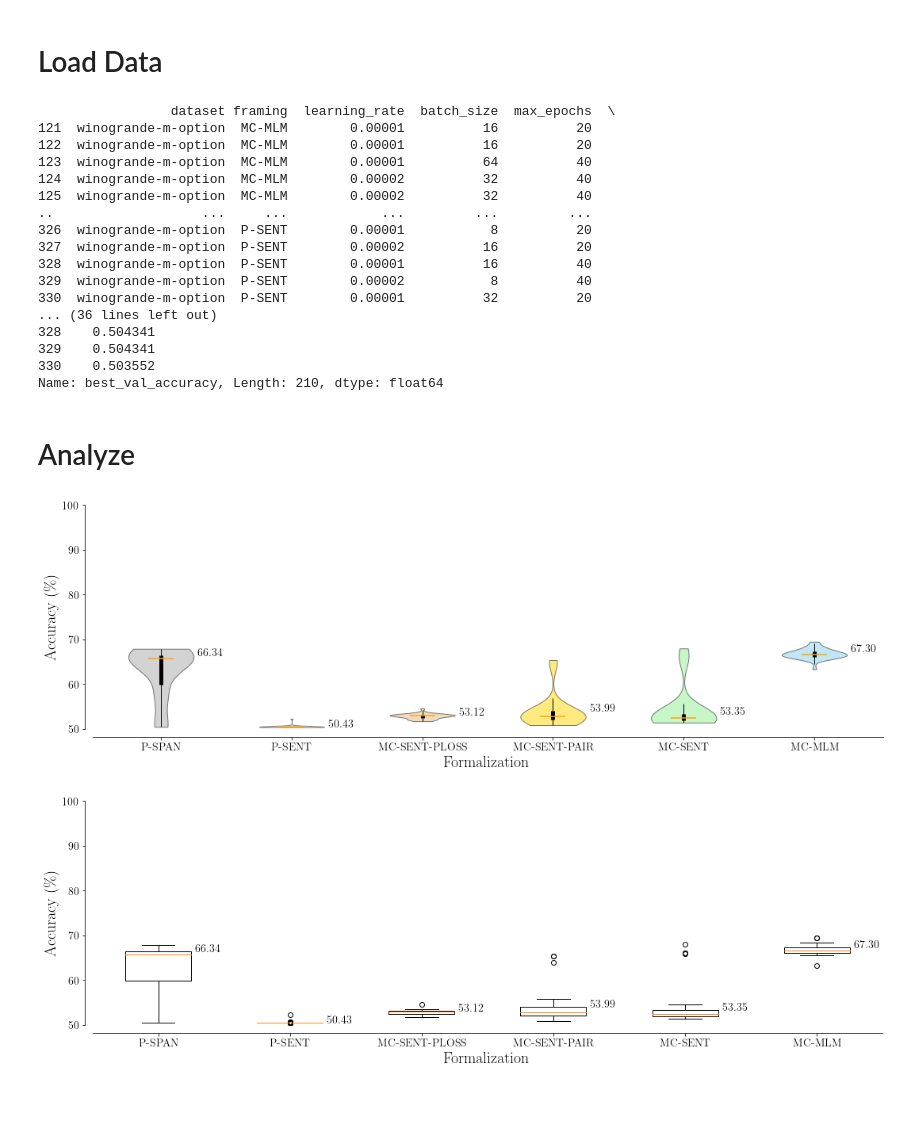
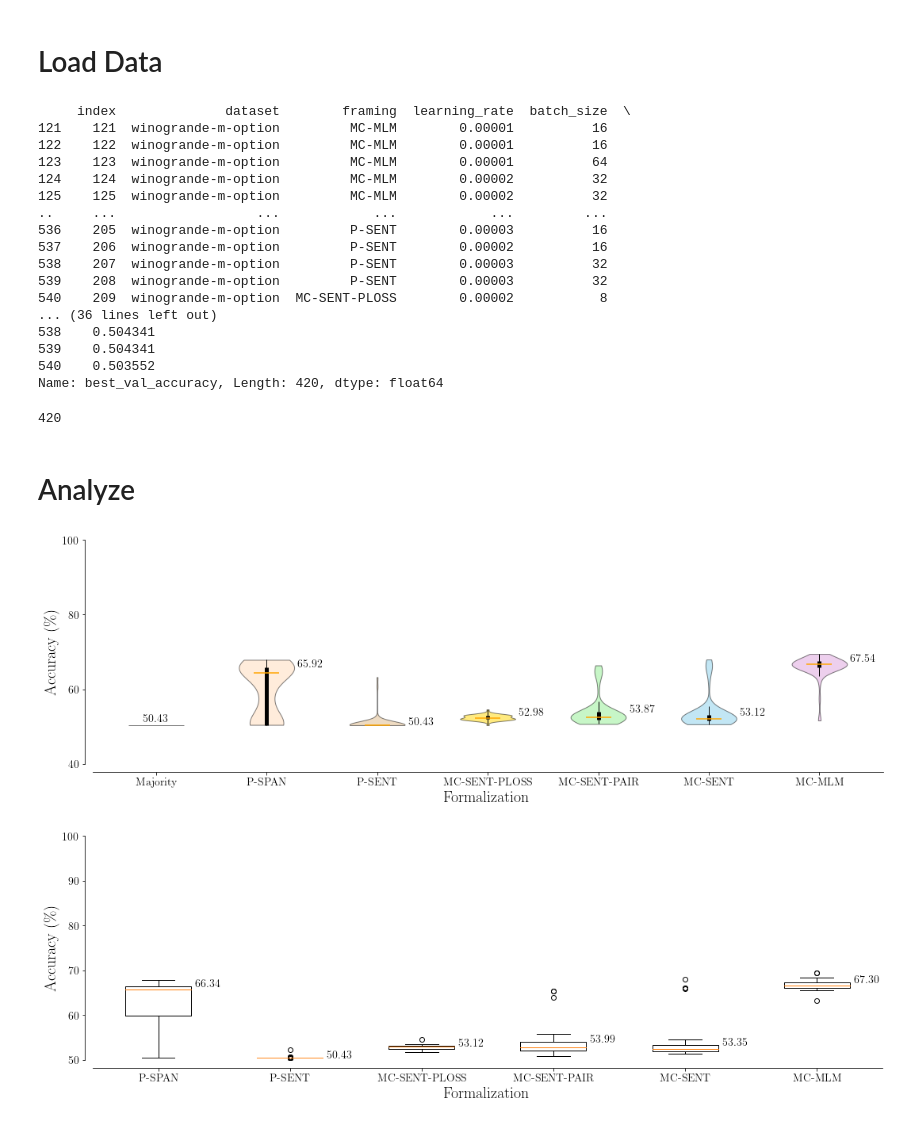
Before and after one commit to nyu-mll/wsc-formalizations, a Jupyter notebook: analysis/winogrande-option-analysis.ipynb, the cells around one changed output. Drawn from its saved outputs; the diff is of its cells as text; code cells hidden in the pictures.

Commit message:
updated plots

```diff
--- a/analysis/winogrande-option-analysis.ipynb
+++ b/analysis/winogrande-option-analysis.ipynb
@@ -16,32 +16,40 @@ rc('text', usetex=True)
 # %%
 DATASET = 'winogrande-m-option'
 wd = os.path.dirname(os.path.abspath('__file__'))
-f_name = f"{DATASET}_1.csv"
+f_name1 = f"{DATASET}_1.csv"
+f_name2 = f"{DATASET}_2.csv"
 
-results = pd.read_csv(os.path.join(wd, f_name))
+results1 = pd.read_csv(os.path.join(wd, f_name1))
+results2 = pd.read_csv(os.path.join(wd, f_name2))
 
+
+results = pd.concat([results1,results2]).reset_index()
 results = results.loc[results['dataset']==DATASET,:]
 # %%
 print(results)
 print(results['best_val_accuracy'])
 # %% [output]
-                 dataset framing  learning_rate  batch_size  max_epochs  \
-121  winogrande-m-option  MC-MLM        0.00001          16          20
-122  winogrande-m-option  MC-MLM        0.00001          16          20
-123  winogrande-m-option  MC-MLM        0.00001          64          40
-124  winogrande-m-option  MC-MLM        0.00002          32          40
-125  winogrande-m-option  MC-MLM        0.00002          32          40
-..                   ...     ...            ...         ...         ...
-326  winogrande-m-option  P-SENT        0.00001           8          20
-327  winogrande-m-option  P-SENT        0.00002          16          20
-328  winogrande-m-option  P-SENT        0.00001          16          40
-329  winogrande-m-option  P-SENT        0.00002           8          40
-330  winogrande-m-option  P-SENT        0.00001          32          20
+     index              dataset        framing  learning_rate  batch_size  \
+121    121  winogrande-m-option         MC-MLM        0.00001          16
+122    122  winogrande-m-option         MC-MLM        0.00001          16
+123    123  winogrande-m-option         MC-MLM        0.00001          64
+124    124  winogrande-m-option         MC-MLM        0.00002          32
+125    125  winogrande-m-option         MC-MLM        0.00002          32
+..     ...                  ...            ...            ...         ...
+536    205  winogrande-m-option         P-SENT        0.00003          16
+537    206  winogrande-m-option         P-SENT        0.00002          16
+538    207  winogrande-m-option         P-SENT        0.00003          32
+539    208  winogrande-m-option         P-SENT        0.00003          32
+540    209  winogrande-m-option  MC-SENT-PLOSS        0.00002           8
 ... (36 lines left out)
-328    0.504341
-329    0.504341
-330    0.503552
-Name: best_val_accuracy, Length: 210, dtype: float64
+538    0.504341
+539    0.504341
+540    0.503552
+Name: best_val_accuracy, Length: 420, dtype: float64
+# %%
+print(len(results['exp_name'].unique()))
+# %% [output]
+420
 # %% [markdown]
 # Analyze
 # %%
@@ -206,7 +214,7 @@ def make_box_plots(data,
         whiskersMin, whiskersMax = whiskers[:, 0], whiskers[:, 1]
 
         inds = np.arange(1, len(medians) + 1)
-        ax.scatter(inds, medians, marker='_', color='orange', s=1000, zorder=3)
+        ax.scatter(inds[1:len(inds)], medians[1:len(inds)], marker='_', color='orange', s=1000, zorder=3)
         ax.vlines(inds, quartile1, quartile3, color='k', linestyle='-', lw=5)
         ax.vlines(inds, whiskersMin, whiskersMax, color='k', linestyle='-', lw=1)
 
@@ -240,37 +248,37 @@ violin = True
 
 ordered_framings = ['P-SPAN',
                    'P-SENT',
                    'MC-SENT-PLOSS',
                    'MC-SENT-PAIR',
                    'MC-SENT',
                    'MC-MLM']
 
 f_violin = make_box_plots(results,
                    ordered_framings,
                    adjusted_axes = True,
                    title = None,
                    showfliers = True,
-                   y_min = 50,
+                   y_min = 40,
                    y_max = 100,
-                   y_tick = 10,
+                   y_tick = 20,
                    notch = False,
                    ylabel = r'Accuracy (\%)',
                    xlabel = r'Formalization',
-                   majority = None,
+                   majority = 50.43,
                    human = None,
                    label_size=20,
                    tick_size=14,
                    plabel_size=14,
                    x_offset = .88,
                    bar_colors = True,
                    bar_labels = True,
                    label_type = '3Q',
                    bar = bar,
                    box = box,
                    violin = violin,
                   )
 # %% [output]
-[figure, old version]
+[figure, new version]
 # %%
 bar = False
 box = True
```
Also changed, not shown: parts of 1 cell of this notebook, 13 other files.
